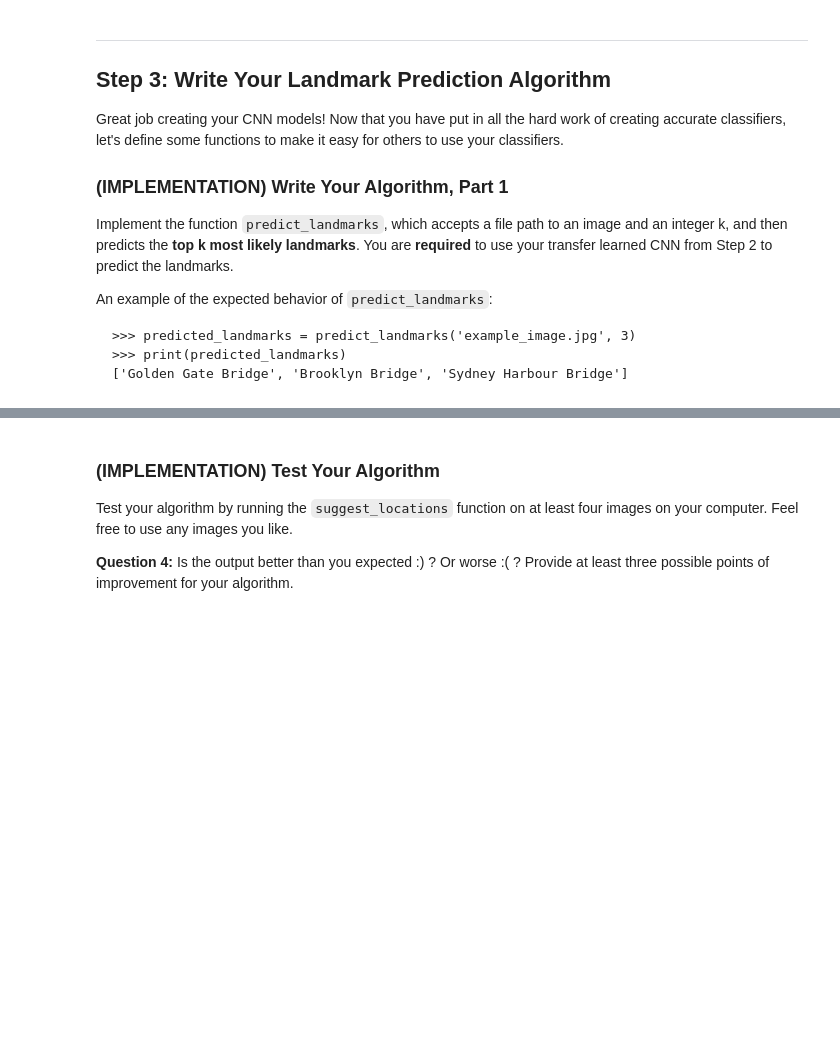
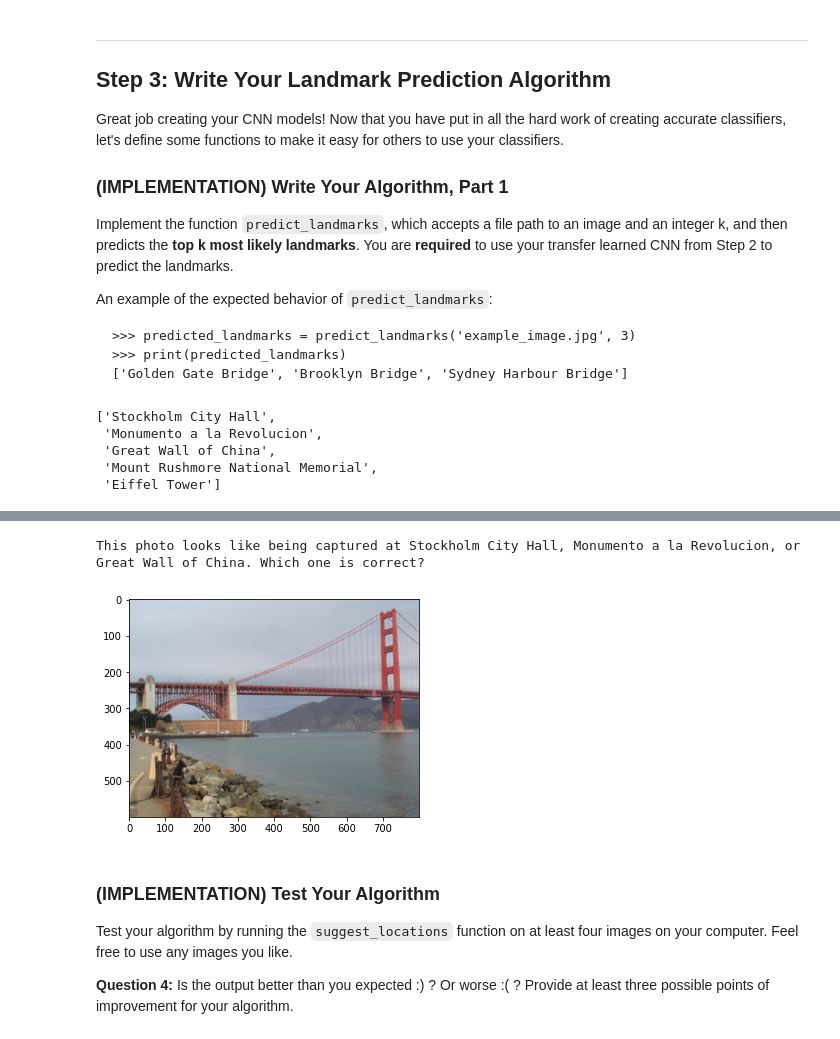
Before and after one commit to udacity/nd101-c2-landmarks-starter, a Jupyter notebook: landmark_project/landmark.ipynb, the cells around one changed output, grey strips where cells are left out. Drawn from its saved outputs; the diff is of its cells as text; code cells hidden in the pictures; blank space fills up the shorter version.

Commit message:
Train new models; add test images

```diff
--- a/landmark_project/landmark.ipynb
+++ b/landmark_project/landmark.ipynb
@@ -102,7 +102,9 @@ You may find [this documentation on custom datasets](https://pytorch.org/docs/st
 ## Specify appropriate transforms, and batch_sizes
 
 # data_dir = '/data/landmark_images/'
-data_dir = 'C:/Users/BensonHuang/Downloads/landmark_images'
+# data_dir = 'C:/Users/BensonHuang/Downloads/landmark_images'
+data_dir = '/home/BensonHuang/ml/landmark_images'
+#
 train_dir = os.path.join(data_dir, 'train/')
 test_dir = os.path.join(data_dir, 'test/')
 
@@ -752,6 +892,8 @@ def predict_landmarks(img_path, k, classes=classes, use_cuda=None):
 
     # Make a prediction using the model
     #---------------------------------------#
+    if use_cuda:
+        image_in = image_in.cuda()
     output = model_transfer(image_in[None,:])
     # print(F.softmax(output, dim=1))
     top_score, top_class = output.topk(k, dim=1)
@@ -764,6 +906,12 @@ def predict_landmarks(img_path, k, classes=classes, use_cuda=None):
 
 # test on a sample image
 predict_landmarks('images/test/09.Golden_Gate_Bridge/190f3bae17c32c37.jpg', 5)
+# %% [output]
+['Stockholm City Hall',
+ 'Monumento a la Revolucion',
+ 'Great Wall of China',
+ 'Mount Rushmore National Memorial',
+ 'Eiffel Tower']
 # %% [markdown]
 ### (IMPLEMENTATION) Write Your Algorithm, Part 2
 
@@ -772,20 +920,24 @@ In the code cell below, implement the function `suggest_locations`, which accept
 Some sample output for `suggest_locations` is provided below, but feel free to design your own user experience!
 ![](images/sample_landmark_output.png)
 # %%
-def suggest_locations(img_path):
+def suggest_locations(img_path, fig_id=0):
     # get landmark predictions
     predicted_landmarks = predict_landmarks(img_path, 3)
 
     ## TODO: display image and display landmark predictions
     image_raw = Image.open(img_path)
+    fig = plt.figure(fig_id)
     plt.imshow( image_raw ) # Sow the image
     print("This photo looks like being captured at {}, {}, or {}. Which one is correct?".format(*predicted_landmarks))
 
 
 
 
 # test on a sample image
 suggest_locations('images/test/09.Golden_Gate_Bridge/190f3bae17c32c37.jpg')
+# %% [output]
+This photo looks like being captured at Stockholm City Hall, Monumento a la Revolucion, or Great Wall of China. Which one is correct?
+[figure, added]
 # %% [markdown]
 ### (IMPLEMENTATION) Test Your Algorithm
 
```
Also changed, not shown: parts of 13 cells of this notebook, 4 other files.
